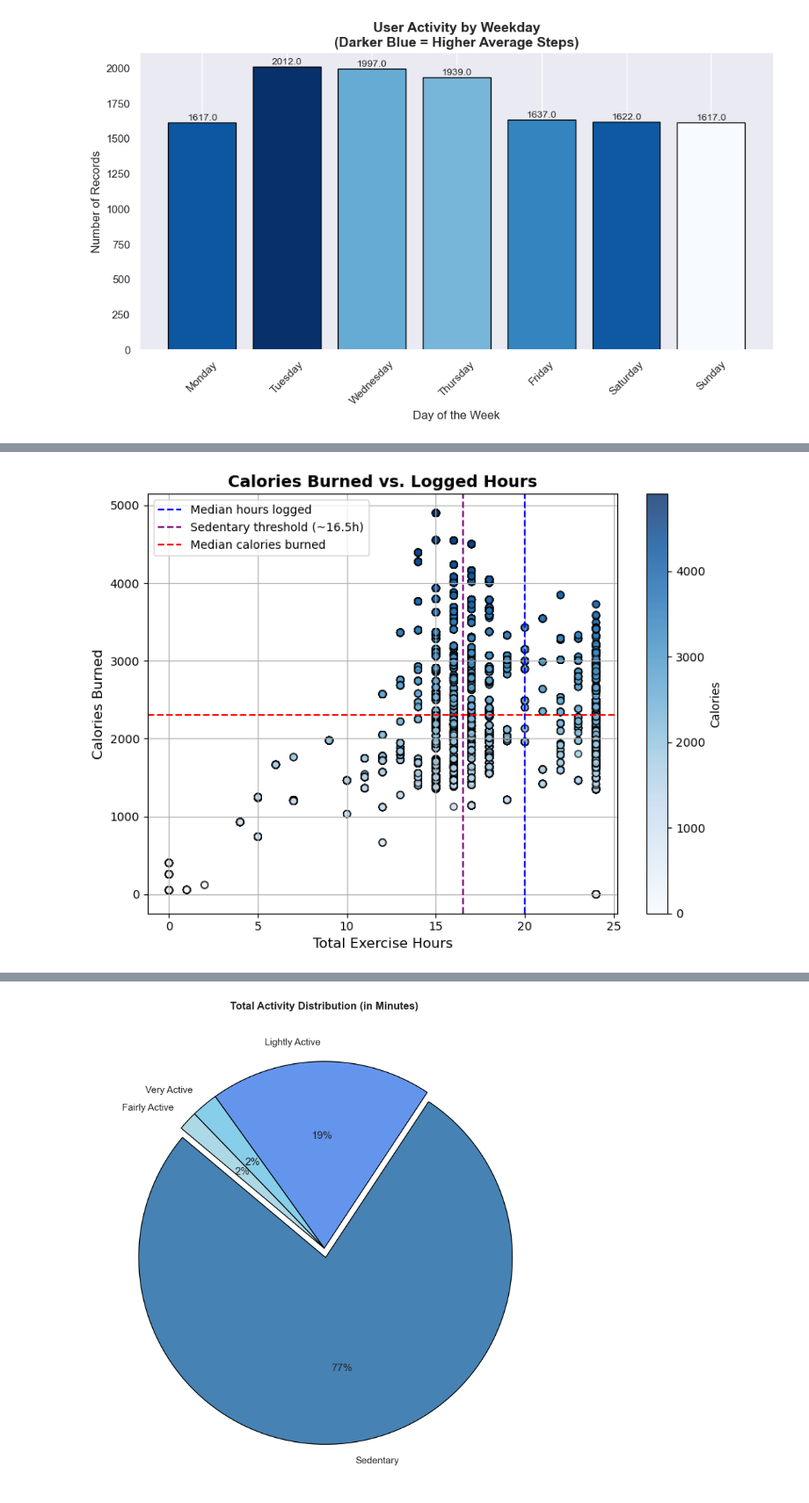
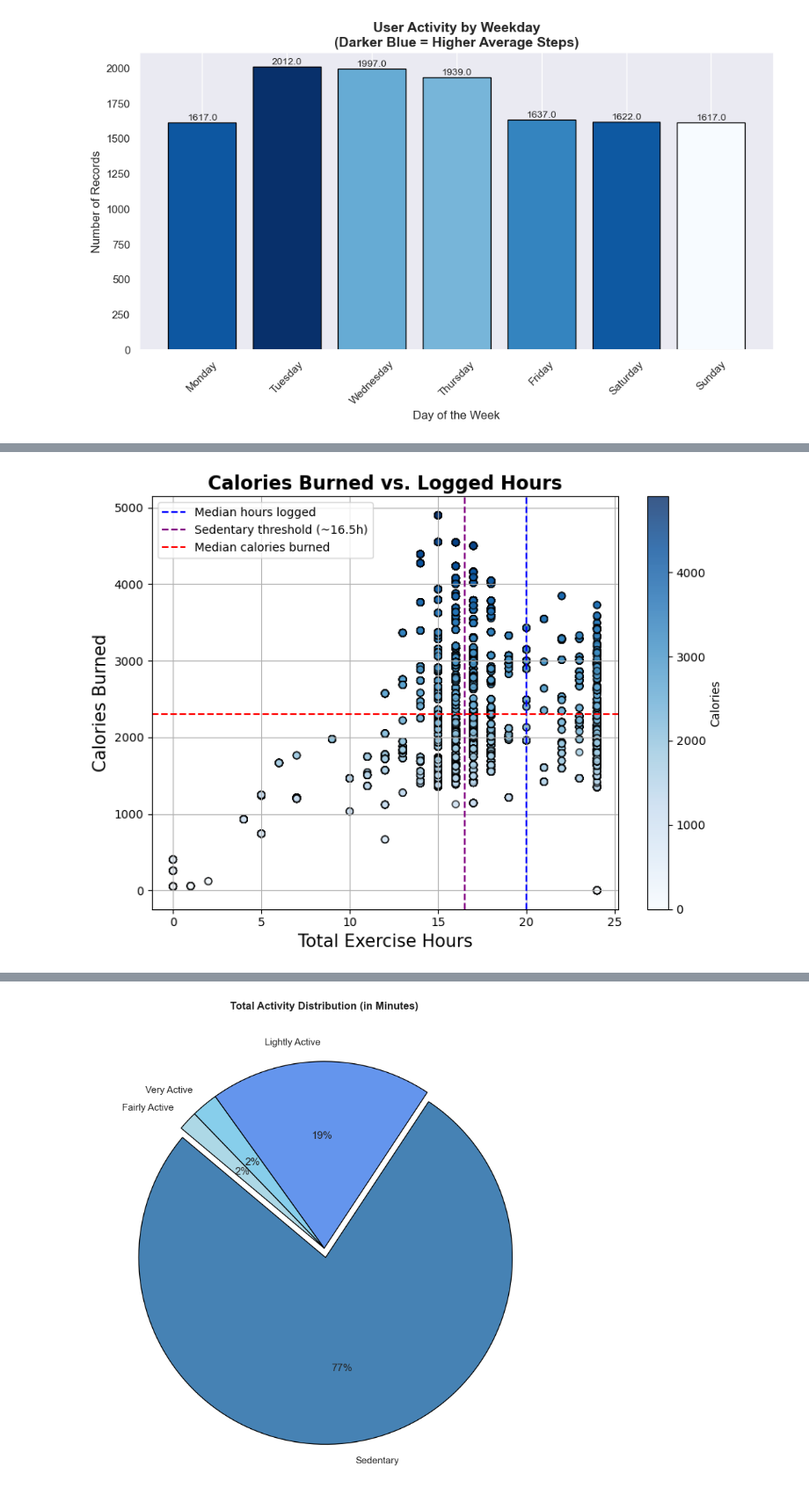
Before and after one commit to SheryllD/Project_SQL_Database, a Jupyter notebook: Data_Wrangling.ipynb, the cells around one changed output, grey strips where cells are left out. Shown at 88% size. Saved outputs shown, nothing was run; the diff lists cells and outputs as text; code cells hidden in the pictures.

```diff
--- a/Data_Wrangling.ipynb
+++ b/Data_Wrangling.ipynb
@@ -619,37 +621,37 @@ y = df["calories"]
 scatter = plt.scatter(
     x, y,
     alpha=0.8,
     c=y,
     cmap="Blues",
     edgecolors='black'
 )
 
 # Adding median lines
 median_calories = 2303
 median_hours = 20
 median_sedentary = 991 / 60
 
 plt.axvline(median_hours, color="blue", linestyle="--", label="Median hours logged")
 plt.axvline(median_sedentary, color="purple", linestyle="--", label="Sedentary threshold (~16.5h)")
 plt.axhline(median_calories, color="red", linestyle="--", label="Median calories burned")
 
 # Colour bar
 cbar = plt.colorbar(scatter)
 cbar.set_label("Calories")
 
 # Labels & styling
-plt.xlabel("Total Exercise Hours", fontsize=12)
-plt.ylabel("Calories Burned", fontsize=12)
-plt.title("Calories Burned vs. Logged Hours", fontsize=14, weight="bold")
+plt.xlabel("Total Exercise Hours", fontsize=15)
+plt.ylabel("Calories Burned", fontsize=15)
+plt.title("Calories Burned vs. Logged Hours", fontsize=16, weight="bold")
 plt.legend()
 plt.grid(True)
 plt.tight_layout()
 
 # Saving the plot as an image
 plt.savefig("Data_visuals/Dataset_visuals_Fitbit/Calories_burned_for_every_step.png")
 plt.show()
 # %% [output]
-[figure, old version]
+[figure, new version]
 # %%
 # Set the style
 sns.set_theme(style="darkgrid")
```
Also changed, not shown: parts of 2 cells of this notebook, 3 other files.
